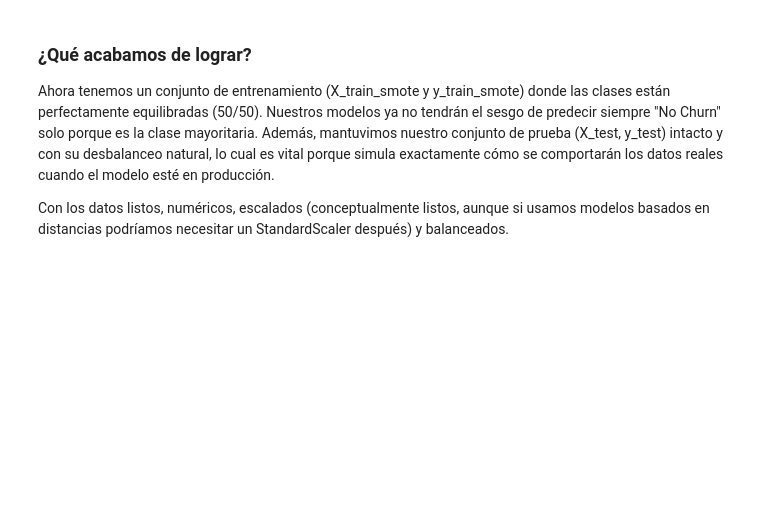
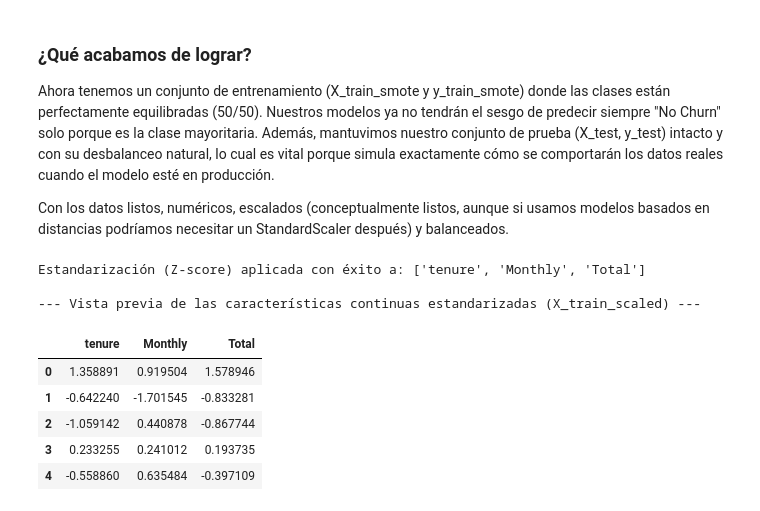
Before and after one commit to LordAguaKate/Telecom2, a Jupyter notebook: Telecom2.ipynb, the cells around one changed output. Drawn from its saved outputs; the diff is of its cells as text; code cells hidden in the pictures; blank space fills up the shorter version.

Commit message:
Estandarización de Características

```diff
--- a/Telecom2.ipynb
+++ b/Telecom2.ipynb
@@ -214,0 +218,41 @@ Con los datos listos, numéricos, escalados (conceptualmente listos, aunque si u
+# %%
+# 1. Identificamos las variables numéricas continuas originales que necesitan escalado.
+# (Ajustamos los nombres según como quedaron tras aplanar el JSON)
+columnas_numericas = ['tenure', 'Monthly', 'Total']
+
+# Filtramos para asegurarnos de que las columnas existan en nuestro X_train_smote
+cols_to_scale = [col for col in columnas_numericas if col in X_train_smote.columns]
+
+# 2. Inicializamos el escalador
+scaler = StandardScaler()
+
+# 3. Creamos copias explícitas para mantener nuestros datos originales intactos
+# (Los originales nos servirán para modelos de árboles que no necesitan escalado)
+X_train_scaled = X_train_smote.copy()
+X_test_scaled = X_test.copy()
+
+if cols_to_scale:
+    # REGLA DE ORO: Ajustamos (fit) SOLO con el conjunto de entrenamiento para evitar fuga de datos.
+    # Luego transformamos (transform) tanto el entrenamiento como la prueba.
+    X_train_scaled[cols_to_scale] = scaler.fit_transform(X_train_scaled[cols_to_scale])
+    X_test_scaled[cols_to_scale] = scaler.transform(X_test_scaled[cols_to_scale])
+
+    print(f"Estandarización (Z-score) aplicada con éxito a: {cols_to_scale}")
+else:
+    # Plan de contingencia si no se detectan las columnas específicas
+    X_train_scaled = pd.DataFrame(scaler.fit_transform(X_train_smote), columns=X_train_smote.columns)
+    X_test_scaled = pd.DataFrame(scaler.transform(X_test), columns=X_test.columns)
+    print("Estandarización aplicada a todas las características del dataset.")
+
+print("\n--- Vista previa de las características continuas estandarizadas (X_train_scaled) ---")
+display(X_train_scaled[cols_to_scale].head())
+# %% [output]
+Estandarización (Z-score) aplicada con éxito a: ['tenure', 'Monthly', 'Total']
+
+--- Vista previa de las características continuas estandarizadas (X_train_scaled) ---
+|  | tenure | Monthly | Total |
+| 0 | 1.358891 | 0.919504 | 1.578946 |
+| 1 | -0.642240 | -1.701545 | -0.833281 |
+| 2 | -1.059142 | 0.440878 | -0.867744 |
+| 3 | 0.233255 | 0.241012 | 0.193735 |
+| 4 | -0.558860 | 0.635484 | -0.397109 |
```
Also changed, not shown: parts of 2 cells of this notebook.
